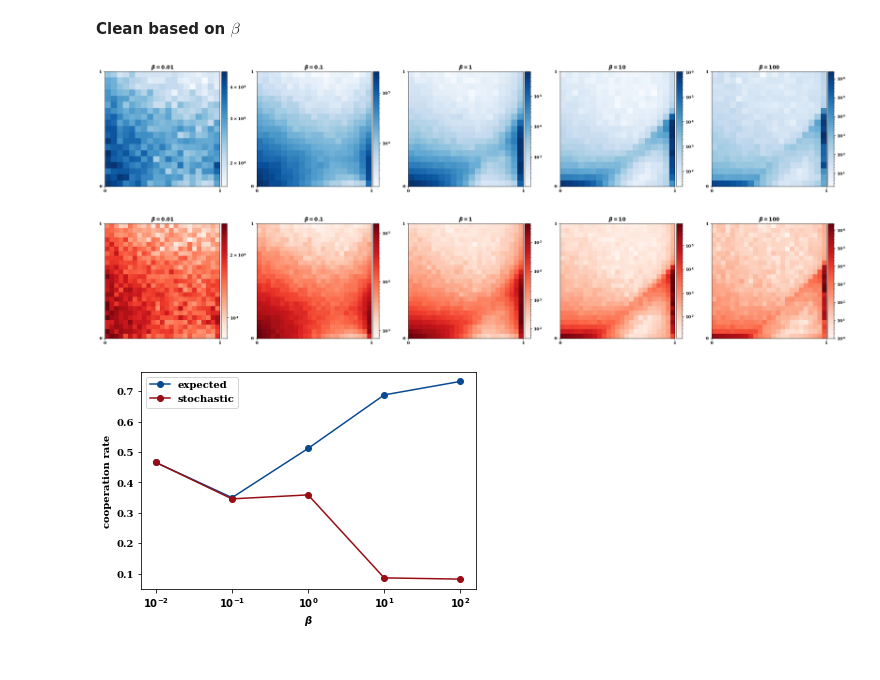
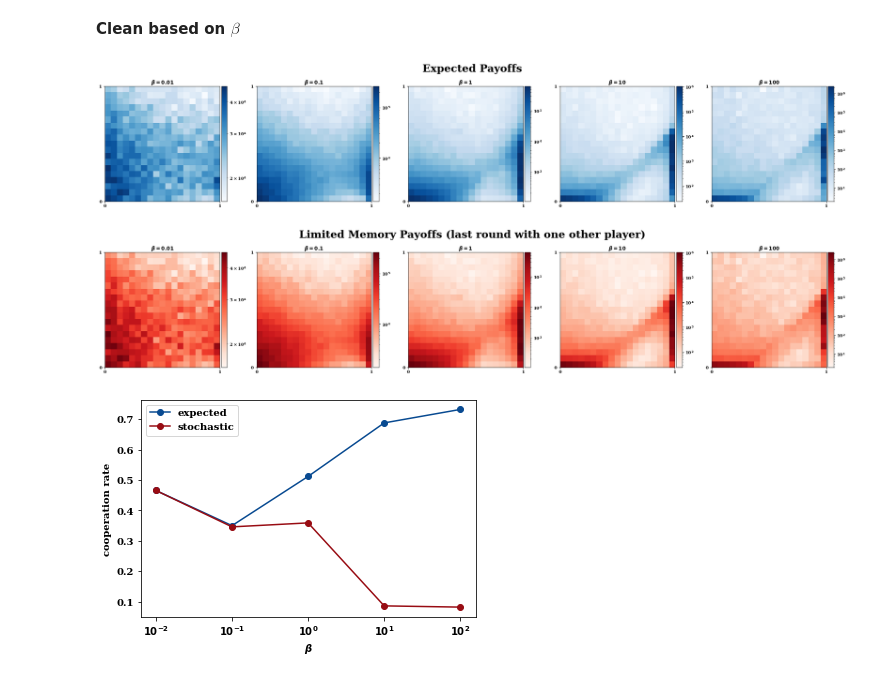
Before and after one commit to Nikoleta-v3/evolution-of-cooperation-with-limited-updating-payoff-memory, a Jupyter notebook: nbs/Donation game.ipynb, the cells around one changed output. Saved outputs shown, nothing was run; the diff lists cells and outputs as text; code cells hidden in the pictures.

```diff
--- a/nbs/Donation game.ipynb
+++ b/nbs/Donation game.ipynb
@@ -198,28 +201,30 @@ for df in dfs:
 # %%
 fig, axes = plt.subplots(ncols=5, figsize=(25, 5))
 
 for i, points in enumerate(zip(points_p, points_q)):
 
     heatmap, xedges, yedges = np.histogram2d(points[0], points[1], bins=19,)
 
     extent = [xedges[0], xedges[-1], yedges[0], yedges[-1]]
 
     im = axes[i].imshow(heatmap.T, extent=extent, origin="lower",
                         cmap=matplotlib.cm.get_cmap("Blues"),  norm=colors.LogNorm(vmin=heatmap.min(),
                                                                                     vmax=heatmap.max()))
 
     divider = make_axes_locatable(axes[i])
     cax = divider.append_axes('right', size='5%', pad=0.05)
     fig.colorbar(im, cax=cax, orientation='vertical')
 
     axes[i].set_title(fr"$\beta={dfs[i]['b'].unique()[0]}$", weight="bold");
     axes[i].set_xticks(np.linspace(0, 1, 2))
     axes[i].set_yticks(np.linspace(0, 1, 2))
+
+fig.suptitle('Expected Payoffs', weight="bold", fontsize=25)
 plt.tight_layout()
 
 plt.savefig("../static/expected_for_selection_strenght.pdf", bbox_inches='tight')
 # %% [output]
-[figure, old version]
+[figure, new version]
 # %%
 csv_files_stoch = [f'../matlab/data/stochastic/clean_beta_{b}_stochastic_1.csv' for b in betas]
 # %%
@@ -235,7 +240,7 @@ fig, axes = plt.subplots(ncols=5, figsize=(25, 5))
 
 for i, points in enumerate(zip(points_p, points_q)):
 
-    heatmap, xedges, yedges = np.histogram2d(points[0], points[1], bins=25,)
+    heatmap, xedges, yedges = np.histogram2d(points[0], points[1], bins=19,)
 
     extent = [xedges[0], xedges[-1], yedges[0], yedges[-1]]
 
@@ -252,11 +257,15 @@ for i, points in enumerate(zip(points_p, points_q)):
     axes[i].set_title(fr"$\beta={dfs_stoch[i]['b'].unique()[0]}$", weight="bold");
     axes[i].set_xticks(np.linspace(0, 1, 2))
     axes[i].set_yticks(np.linspace(0, 1, 2))
+
+fig.suptitle('Limited Memory Payoffs (last round with one other player)', weight="bold", fontsize=25)
+
+
 plt.tight_layout()
 
 plt.savefig("../static/stochastic_for_selection_strenght.pdf", bbox_inches='tight')
 # %% [output]
-[figure, old version]
+[figure, new version]
 # %%
 cooperation_rates = []
 cooperation_rates_expected = []
```
Also changed, not shown: parts of 2 cells of this notebook, 12 other files.
